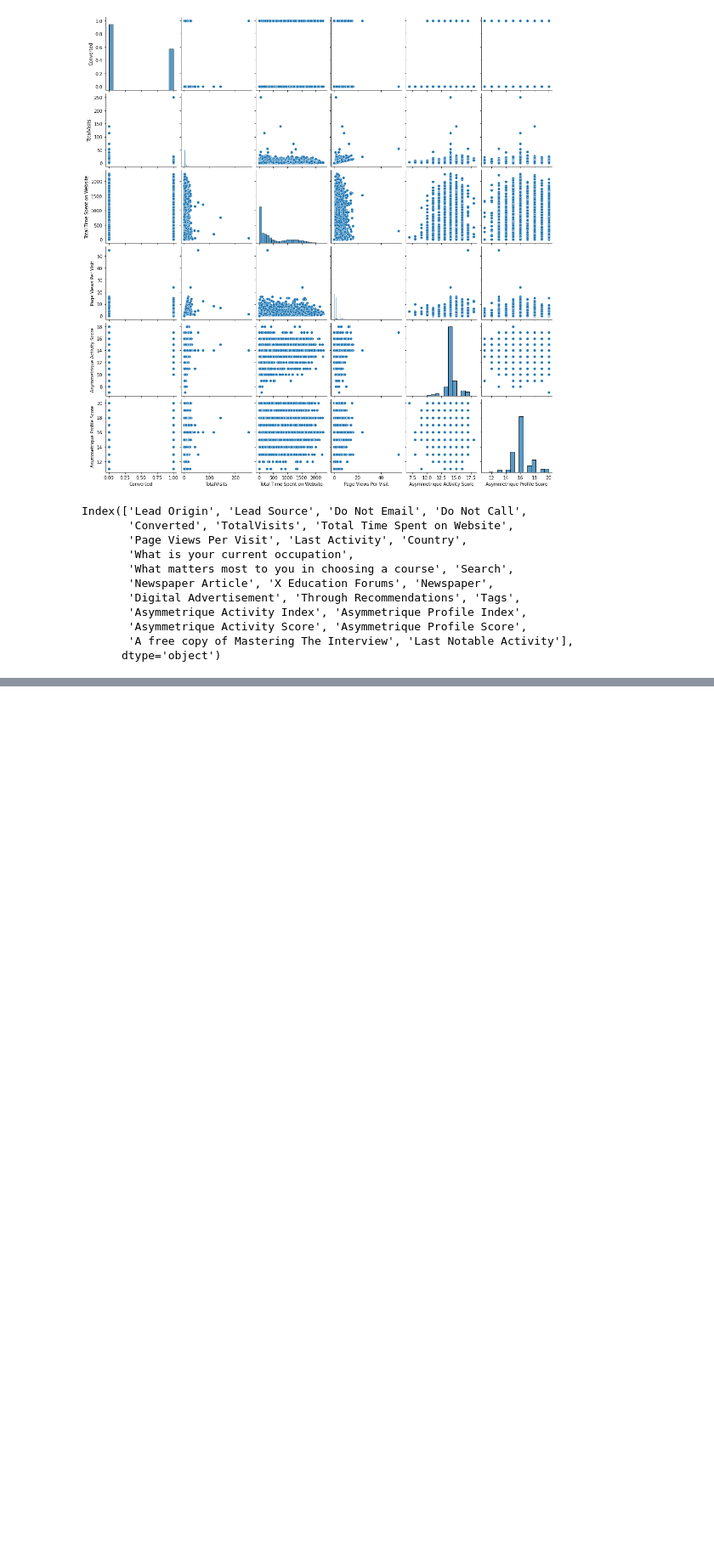
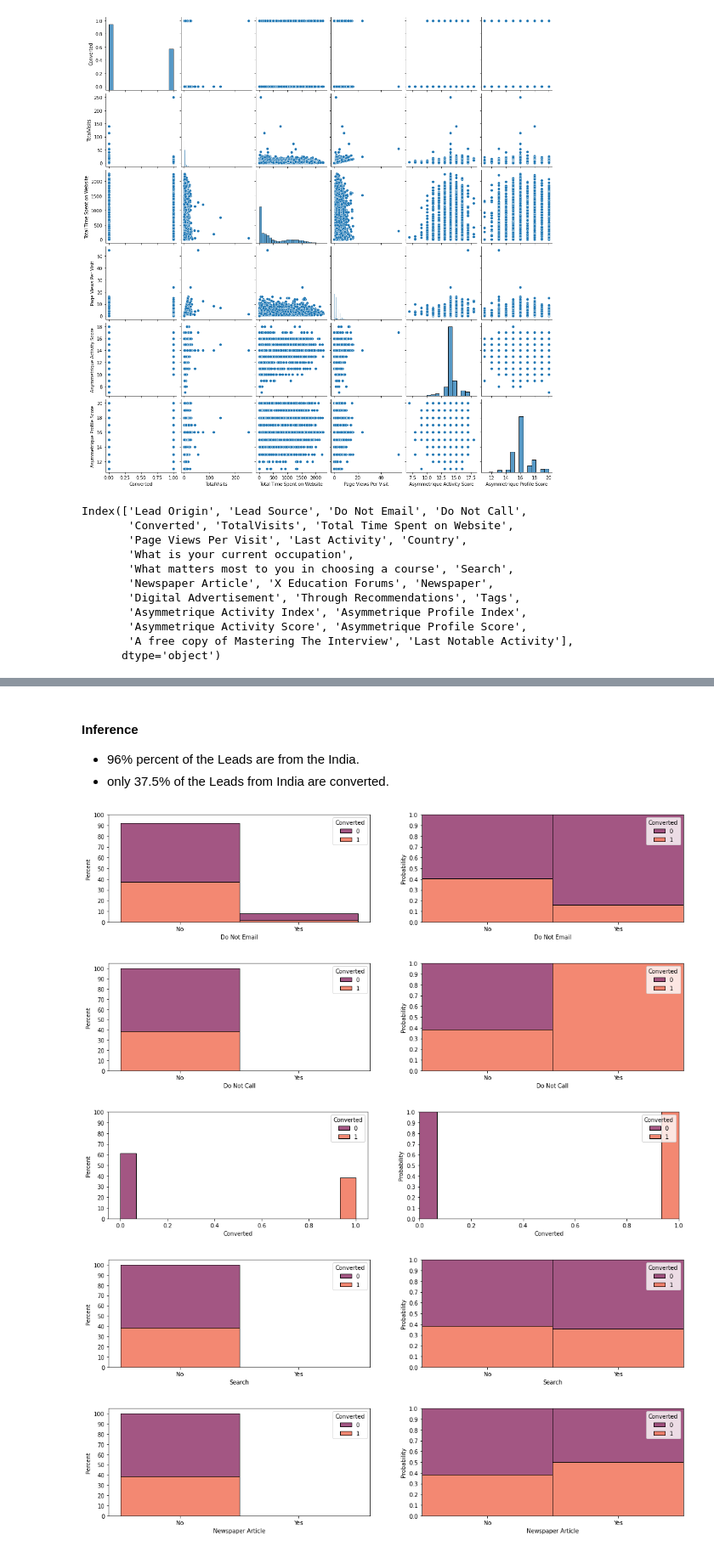
Before and after one commit to ted-198/Upgrad-Case-Study-Logestic-Regression, a Jupyter notebook: Logistic regression case study.ipynb, the cells around one changed output, grey strips where cells are left out. Shown at 85% size. Drawn from its saved outputs; the diff is of its cells as text; code cells hidden in the pictures; blank space fills up the shorter version.

```diff
--- a/Logistic regression case study.ipynb
+++ b/Logistic regression case study.ipynb
@@ -661,0 +720,31 @@ Index(['Lead Origin', 'Lead Source', 'Do Not Email', 'Do Not Call',
+# %% [markdown]
+#### Inference
+
+- 96% percent of the Leads are from the India.
+- only 37.5% of the Leads from India are converted.
+# %%
+u_df = getColDetails()
+yesOrNoCols = list(u_df[u_df.length == 2].cols)
+
+
+def percentageAndProbability(array, figSize, y=None, col=2):
+    for i in range(0, len(array)):
+        plt.figure(figsize=figSize)
+        plt.subplot(len(array) if col == 2 else len(array)*2, col, (2*i)+1)
+        sns.histplot( data=df, x=array[i] if y is None else None, y= None if y is None else array[i], hue="Converted",multiple='stack', element='bars',
+                 palette="rocket", stat='percent')
+        plt.yticks(range(0,101,10)) if y is None else plt.xticks(np.arange(0,100.25,2.5), rotation=90)
+
+        plt.subplot(len(array) if col == 2 else len(array)*2 , col, (2*i)+2)
+        sns.histplot( data=df, x=array[i] if y is None else None, y= None if y is None else array[i], hue="Converted",multiple='fill', element='bars',
+                 palette="rocket", stat='probability')
+        plt.yticks(np.arange(0.0,1.1,0.1)) if y is None else plt.xticks(np.arange(0.0,1.025,0.025), rotation=90)
+    plt.show()
+
+percentageAndProbability(yesOrNoCols[:5], [18,20])
+# %% [output]
+[figure, added]
+[figure, added]
+[figure, added]
+[figure, added]
+[figure, added]
```
Also changed, not shown: parts of 37 cells of this notebook.
